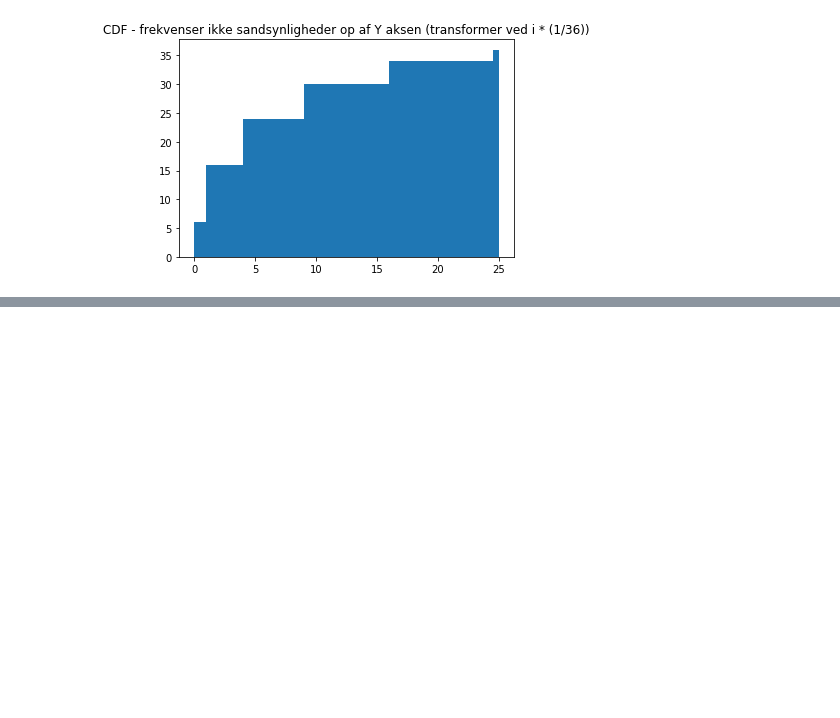
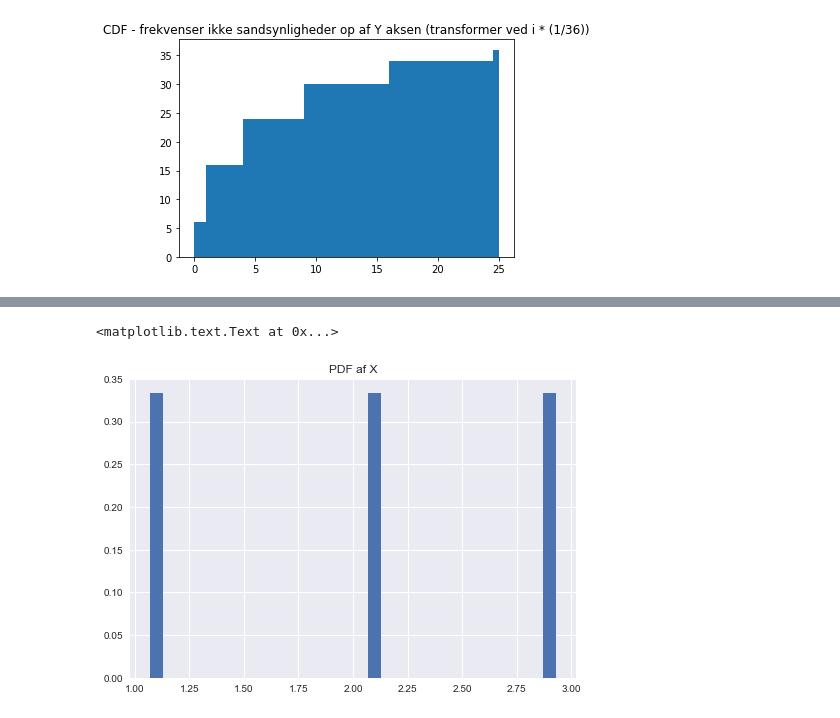
Before and after one commit to JakartaLaw/statistik2018, a Jupyter notebook: Ugeseddel 2.ipynb, the cells around one changed output, grey strips where cells are left out. Drawn from its saved outputs; the diff is of its cells as text; code cells hidden in the pictures; blank space fills up the shorter version.

```diff
--- a/Ugeseddel 2.ipynb
+++ b/Ugeseddel 2.ipynb
@@ -5,3 +6,19 @@ import matplotlib.pyplot as plt
+# %%
+def hist_charter(data):
+
+    w = 1/len(data) # weight
+    X = dict()
+
+    for i in data:
+
+        try:
+            X[i] = X[i] + w
+        except:
+            X[i] = w
+
+    vals = np.array([key for key in X.keys()])
+    weights = np.array([val for val in X.values()])
+    return vals, weights
 # %% [markdown]
 # Opgave 2.1
 # %%
@@ -201,0 +251,11 @@ plt.title("CDF - frekvenser ikke sandsynligheder op af Y aksen (transformer ved
+# %%
+X_outcomes = [1,2,3]
+Y_outcomes = [1/x for x in X_outcomes]
+# %%
+vals, weights = hist_charter(X_outcomes)
+# %%
+plt.hist(vals, weights=weights, rwidth = 0.3)
+plt.title("PDF af X")
+# %% [output]
+<matplotlib.text.Text at 0x...>
+[figure, added]
```
Also changed, not shown: parts of 11 cells of this notebook.
